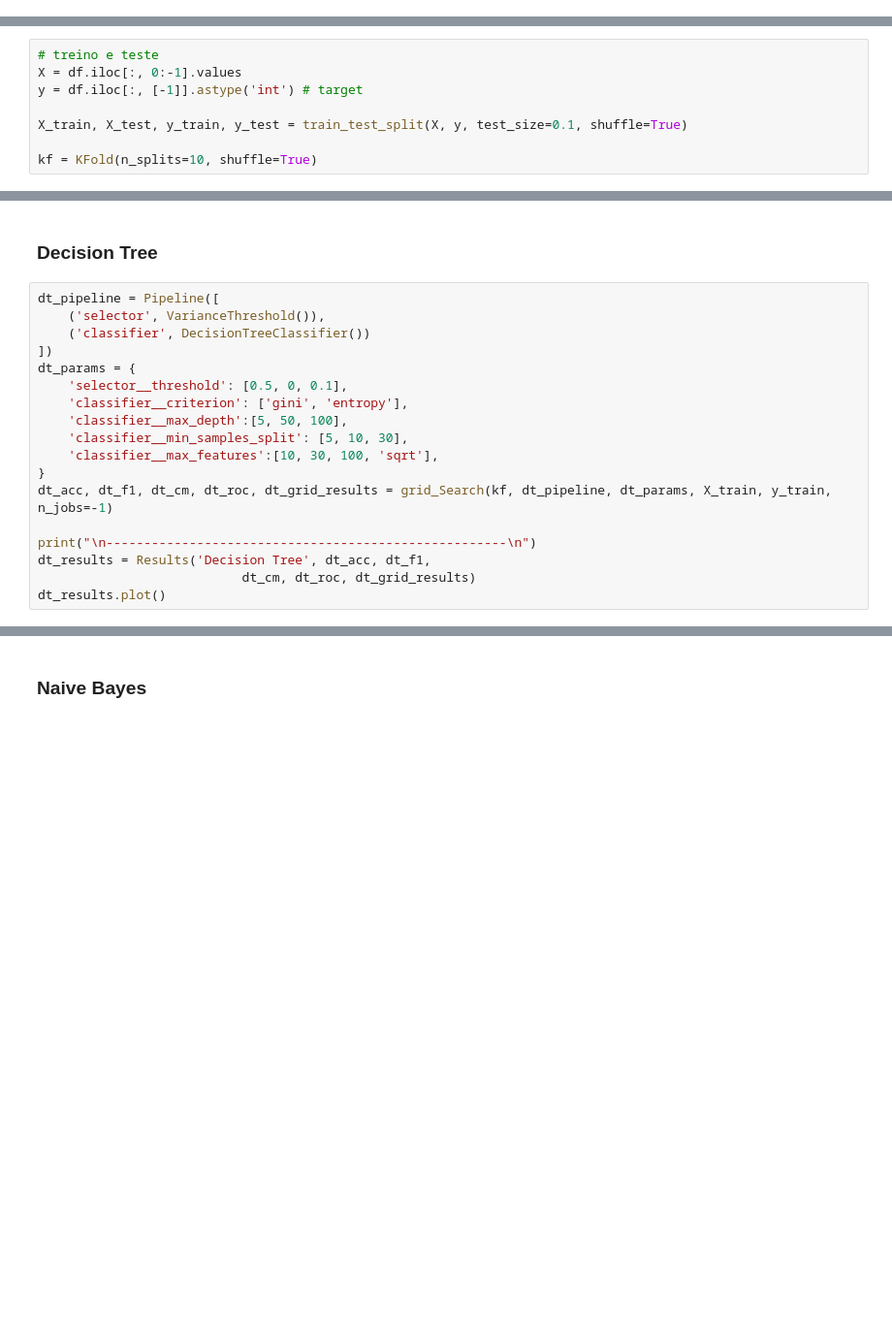
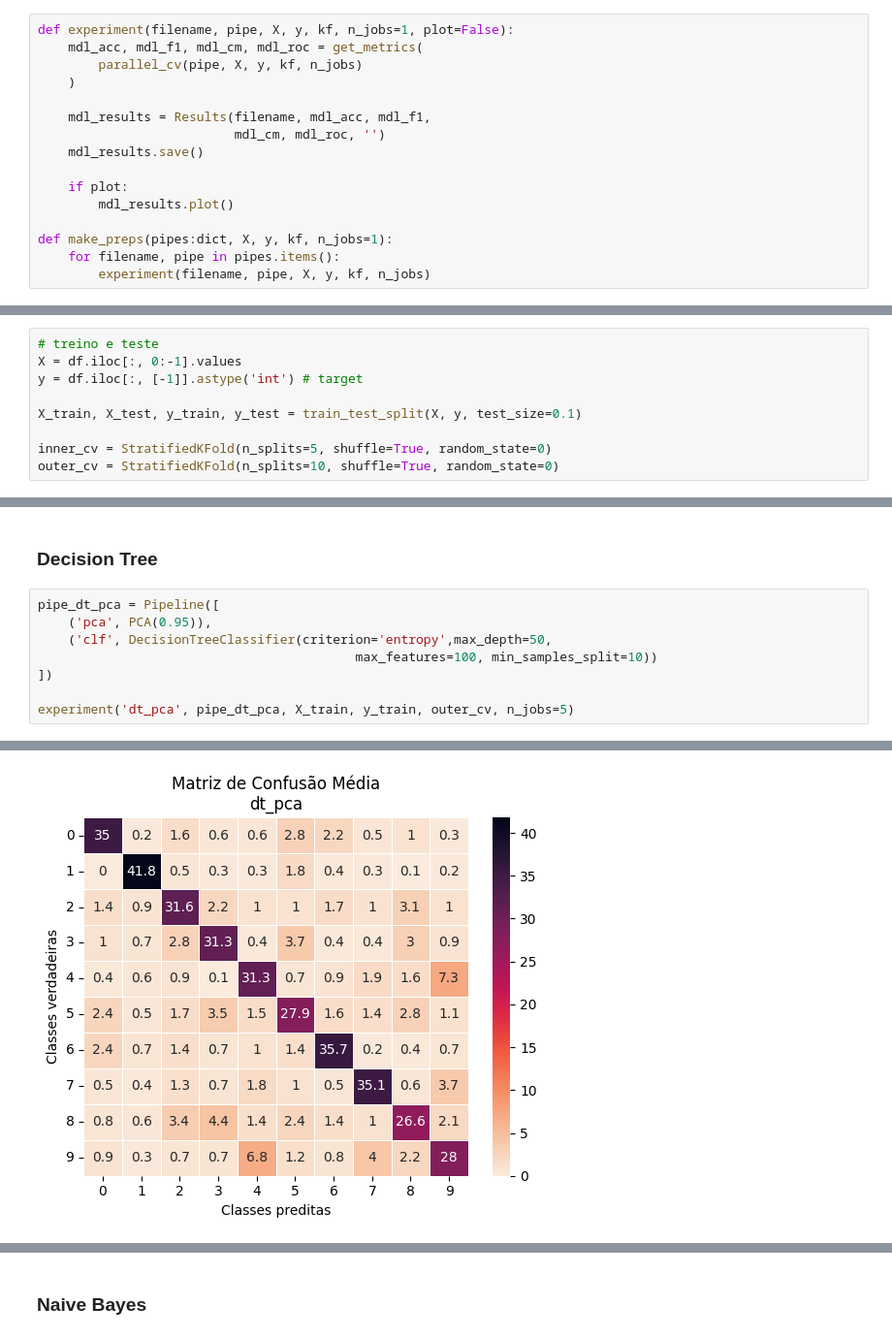
Before and after one commit to carlosgcarneiro/PESMnist, a Jupyter notebook: project_mnist.ipynb, the cells around one changed output, grey strips where cells are left out. Shown at 97% size. Drawn from its saved outputs; the diff is of its cells as text; blank space fills up the shorter version.

Commit message:
add varias coisas já n sei mais

```diff
--- a/project_mnist.ipynb
+++ b/project_mnist.ipynb
@@ -107,3 +108,19 @@ def grid_Search(kf, model, params, X, y, n_jobs=1):
+# %%
+def experiment(filename, pipe, X, y, kf, n_jobs=1, plot=False):
+    mdl_acc, mdl_f1, mdl_cm, mdl_roc = get_metrics(
+        parallel_cv(pipe, X, y, kf, n_jobs)
+    )
+
+    mdl_results = Results(filename, mdl_acc, mdl_f1,
+                          mdl_cm, mdl_roc, '')
+    mdl_results.save()
+
+    if plot:
+        mdl_results.plot()
+
+def make_preps(pipes:dict, X, y, kf, n_jobs=1):
+    for filename, pipe in pipes.items():
+        experiment(filename, pipe, X, y, kf, n_jobs)
 # %% [markdown]
 ### Visualização de instâncias do DS
 # %%
@@ -170,6 +195,7 @@ plot_images(imgs)
 X = df.iloc[:, 0:-1].values
 y = df.iloc[:, [-1]].astype('int') # target
 
-X_train, X_test, y_train, y_test = train_test_split(X, y, test_size=0.1, shuffle=True)
+X_train, X_test, y_train, y_test = train_test_split(X, y, test_size=0.1)
 
-kf = KFold(n_splits=10, shuffle=True)
+inner_cv = StratifiedKFold(n_splits=5, shuffle=True, random_state=0)
+outer_cv = StratifiedKFold(n_splits=10, shuffle=True, random_state=0)
@@ -202,21 +203,12 @@ plt.title('95% of Explained Variance', fontsize = 20);
 # Experimentos
 # %% [markdown]
 ### Decision Tree
-# %%
-dt_pipeline = Pipeline([
-    ('selector', VarianceThreshold()),
-    ('classifier', DecisionTreeClassifier())
-])
-dt_params = {
-    'selector__threshold': [0.5, 0, 0.1],
-    'classifier__criterion': ['gini', 'entropy'],
-    'classifier__max_depth':[5, 50, 100],
-    'classifier__min_samples_split': [5, 10, 30],
-    'classifier__max_features':[10, 30, 100, 'sqrt'],
-}
-dt_acc, dt_f1, dt_cm, dt_roc, dt_grid_results = grid_Search(kf, dt_pipeline, dt_params, X_train, y_train, n_jobs=-1)
-
-print("\n-----------------------------------------------------\n")
-dt_results = Results('Decision Tree', dt_acc, dt_f1,
-                           dt_cm, dt_roc, dt_grid_results)
-dt_results.plot()
+# %%
+pipe_dt_pca = Pipeline([
+    ('pca', PCA(0.95)),
+    ('clf', DecisionTreeClassifier(criterion='entropy',max_depth=50,
+                                          max_features=100, min_samples_split=10))
+])
+
+experiment('dt_pca', pipe_dt_pca, X_train, y_train, outer_cv, n_jobs=5)
+# %% [output]
@@ -222,0 +221 @@ dt_results.plot()
+[figure, added]
```
Also changed, not shown: parts of 30 cells of this notebook, 50 other files.
